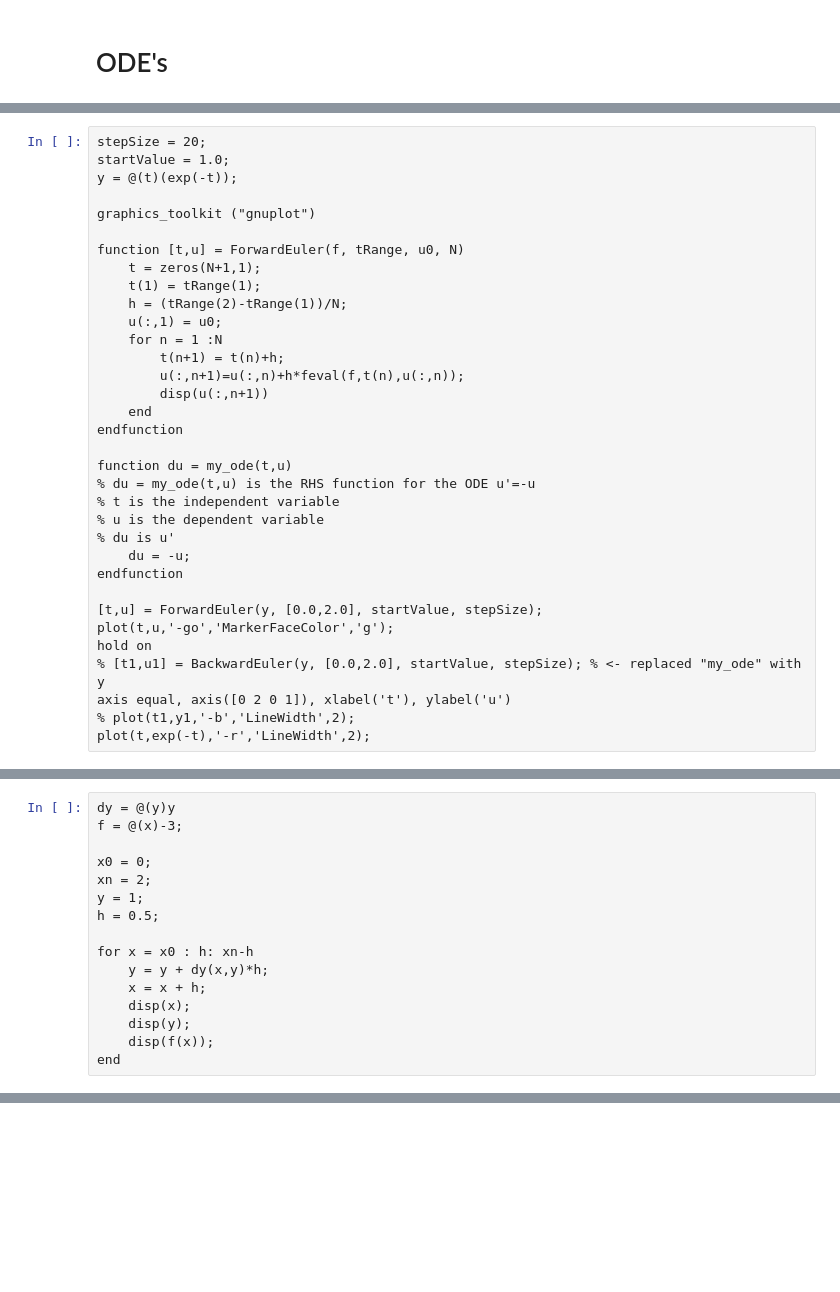
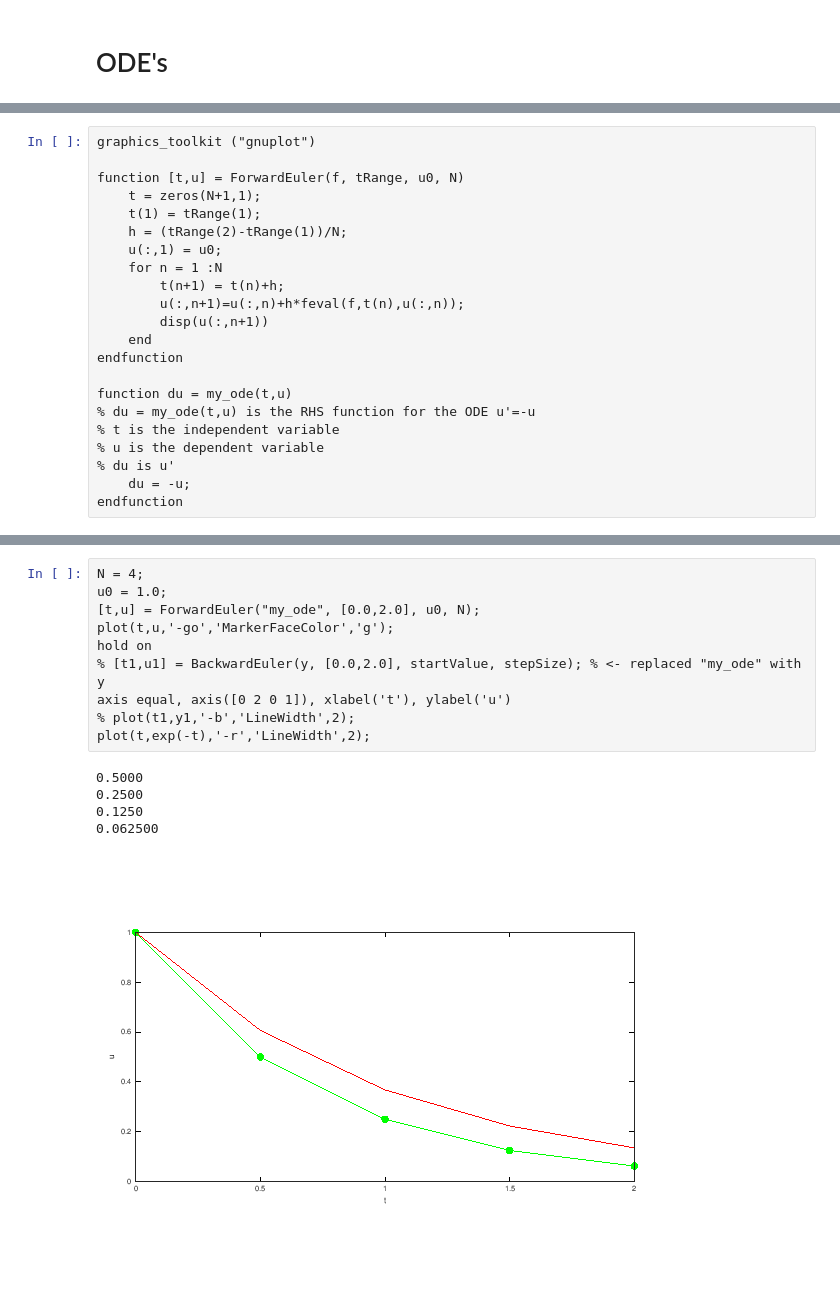
Before and after one commit to StephanStofer/hslu-imath-mep, a Jupyter notebook: ODE.ipynb, the cells around one changed output, grey strips where cells are left out. Saved outputs shown, nothing was run; the diff lists cells and outputs as text; blank space fills up the shorter version.

```diff
--- a/ODE.ipynb
+++ b/ODE.ipynb
@@ -5,8 +5,4 @@
 # %%
-stepSize = 20;
-startValue = 1.0;
-y = @(t)(exp(-t));
-
 graphics_toolkit ("gnuplot")
 
 function [t,u] = ForwardEuler(f, tRange, u0, N)
@@ -28,11 +24,3 @@ function du = my_ode(t,u)
 % du is u'
     du = -u;
 endfunction
-
-[t,u] = ForwardEuler(y, [0.0,2.0], startValue, stepSize);
-plot(t,u,'-go','MarkerFaceColor','g');
-hold on
-% [t1,u1] = BackwardEuler(y, [0.0,2.0], startValue, stepSize); % <- replaced "my_ode" with y
-axis equal, axis([0 2 0 1]), xlabel('t'), ylabel('u')
-% plot(t1,y1,'-b','LineWidth',2);
-plot(t,exp(-t),'-r','LineWidth',2);
@@ -61,16 +26,0 @@ plot(t,exp(-t),'-r','LineWidth',2);
-# %%
-dy = @(y)y
-f = @(x)-3;
-
-x0 = 0;
-xn = 2;
-y = 1;
-h = 0.5;
-
-for x = x0 : h: xn-h
-    y = y + dy(x,y)*h;
-    x = x + h;
-    disp(x);
-    disp(y);
-    disp(f(x));
-end
@@ -94,0 +27,16 @@ dy =
+# %%
+N = 4;
+u0 = 1.0;
+[t,u] = ForwardEuler("my_ode", [0.0,2.0], u0, N);
+plot(t,u,'-go','MarkerFaceColor','g');
+hold on
+% [t1,u1] = BackwardEuler(y, [0.0,2.0], startValue, stepSize); % <- replaced "my_ode" with y
+axis equal, axis([0 2 0 1]), xlabel('t'), ylabel('u')
+% plot(t1,y1,'-b','LineWidth',2);
+plot(t,exp(-t),'-r','LineWidth',2);
+# %% [output]
+0.5000
+0.2500
+0.1250
+0.062500
+[figure, added]
```
Also changed, not shown: parts of 17 cells of this notebook.
